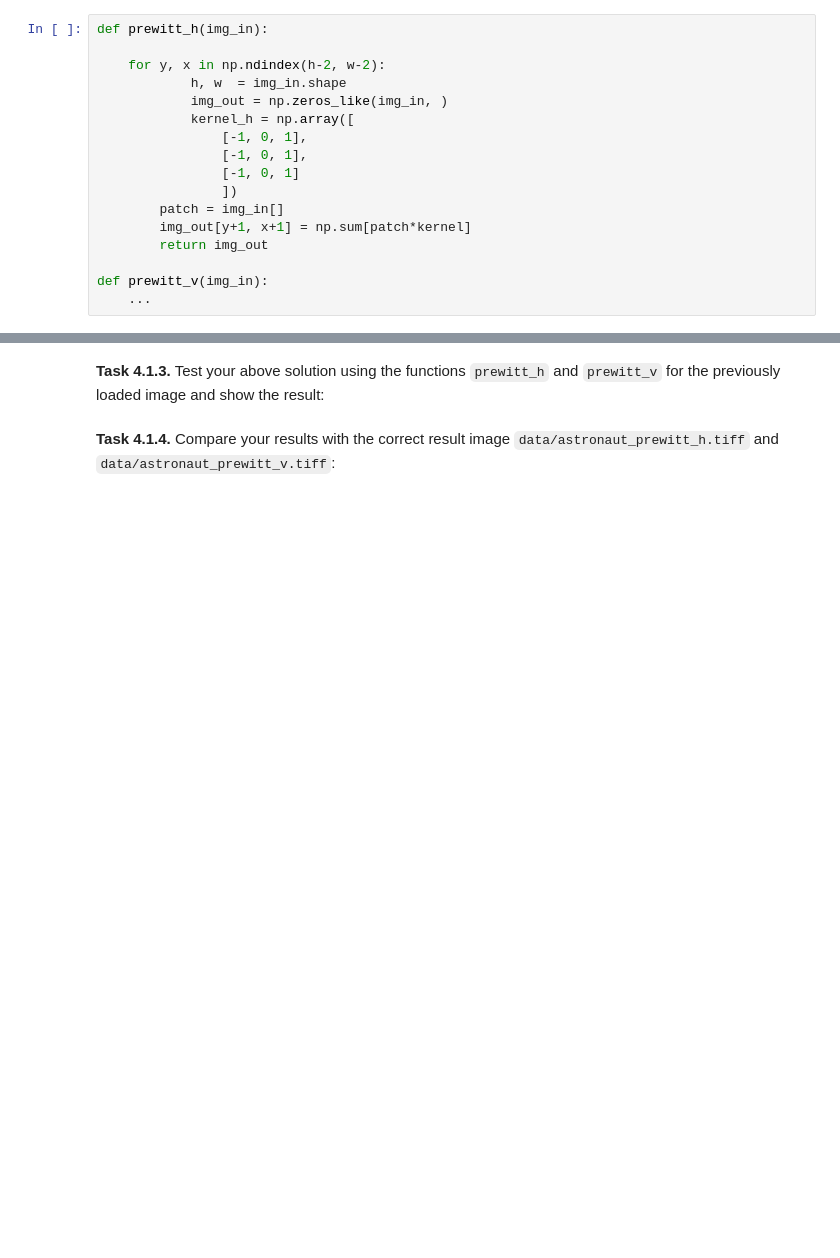
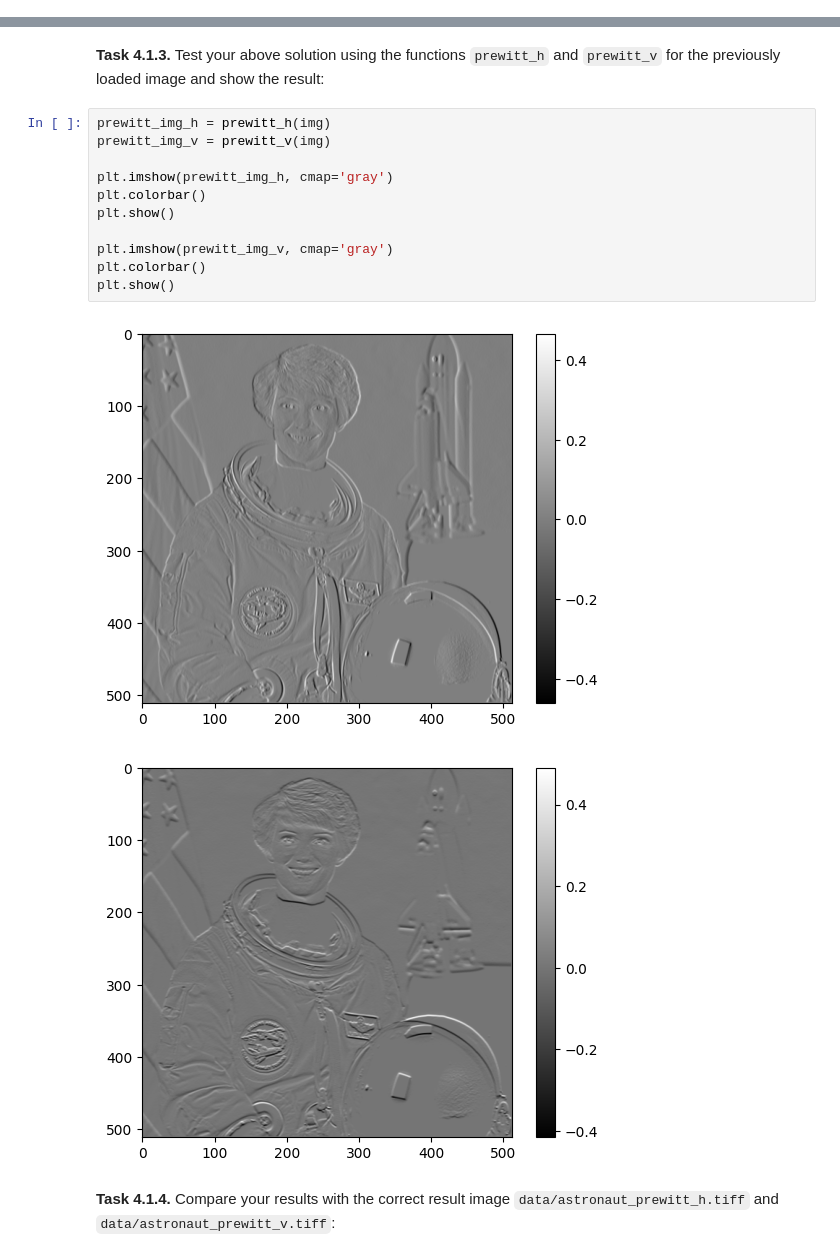
Before and after one commit to alisametbinici/mobi-fs3-python, a Jupyter notebook: task4.ipynb, the cells around one changed output, grey strips where cells are left out. Drawn from its saved outputs; the diff is of its cells as text; blank space fills up the shorter version.

```diff
--- a/task4.ipynb
+++ b/task4.ipynb
@@ -19,19 +19,2 @@ plt.imshow(img)
 # %% [markdown]
 **<a id="#">Task 4.1.2.</a>** Implement horizontal and vertical 3&times;3 Prewitt filters:
-# %%
-def prewitt_h(img_in):
-
-    for y, x in np.ndindex(h-2, w-2):
-            h, w  = img_in.shape
-            img_out = np.zeros_like(img_in, )
-            kernel_h = np.array([
-                [-1, 0, 1],
-                [-1, 0, 1],
-                [-1, 0, 1]
-                ])
-        patch = img_in[]
-        img_out[y+1, x+1] = np.sum[patch*kernel]
-        return img_out
-
-def prewitt_v(img_in):
-    ...
@@ -38,4 +63,18 @@ def prewitt_v(img_in):
 # %% [markdown]
 **<a id="#">Task 4.1.3.</a>** Test your above solution using the functions `prewitt_h` and `prewitt_v` for the previously loaded image and show the result:
+# %%
+prewitt_img_h = prewitt_h(img)
+prewitt_img_v = prewitt_v(img)
+
+plt.imshow(prewitt_img_h, cmap='gray')
+plt.colorbar()
+plt.show()
+
+plt.imshow(prewitt_img_v, cmap='gray')
+plt.colorbar()
+plt.show()
+# %% [output]
+[figure, added]
+[figure, added]
 # %% [markdown]
 **<a id="#">Task 4.1.4.</a>** Compare your results with the correct result image `data/astronaut_prewitt_h.tiff` and `data/astronaut_prewitt_v.tiff`:
```
Also changed, not shown: parts of 5 cells of this notebook, 1 other file.
